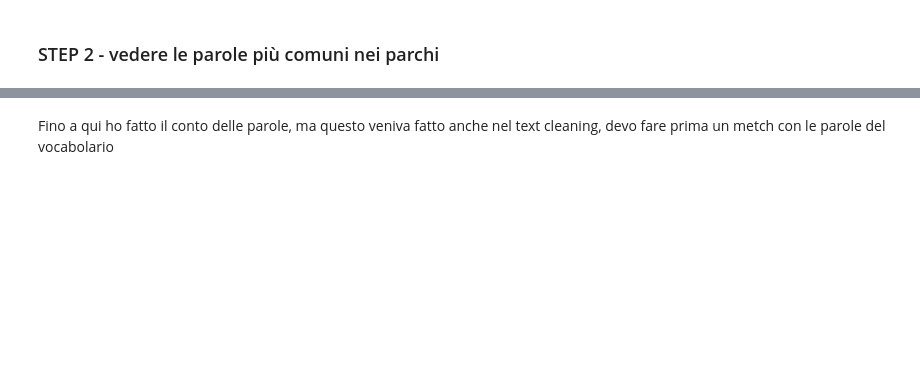
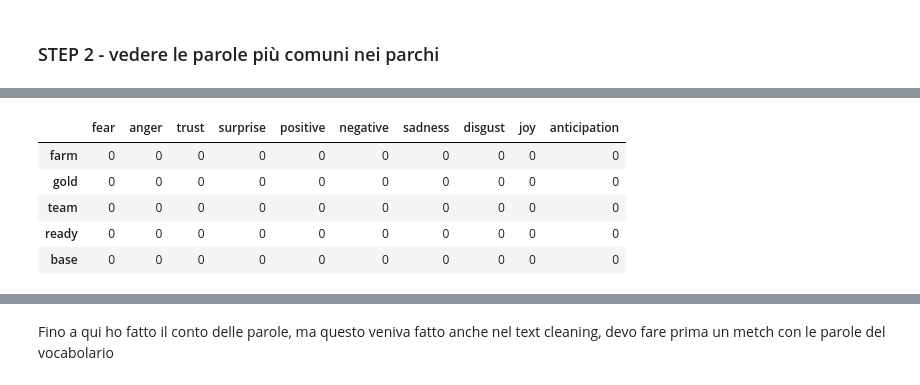
Before and after one commit to federicamontana/GoGreenRoutes, a Jupyter notebook: notebook/NRCLex_Sentiment_2.ipynb, the cells around one changed output, grey strips where cells are left out. Cells and saved outputs as stored; diff of their text form; code cells hidden in the pictures; blank space fills up the shorter version.

```diff
--- a/notebook/NRCLex_Sentiment_2.ipynb
+++ b/notebook/NRCLex_Sentiment_2.ipynb
@@ -55,2 +40,14 @@ df.head(10)
 10 rows × 718 columns
+# %%
+df2 = pd.DataFrame(
+                  index=pd.Index(k),
+                  columns=pd.Index(label)).fillna(0)
+df2.head()
+# %% [output]
+|  | fear | anger | trust | surprise | positive | negative | sadness | disgust | joy | anticipation |
+| farm | 0 | 0 | 0 | 0 | 0 | 0 | 0 | 0 | 0 | 0 |
+| gold | 0 | 0 | 0 | 0 | 0 | 0 | 0 | 0 | 0 | 0 |
+| team | 0 | 0 | 0 | 0 | 0 | 0 | 0 | 0 | 0 | 0 |
+| ready | 0 | 0 | 0 | 0 | 0 | 0 | 0 | 0 | 0 | 0 |
+| base | 0 | 0 | 0 | 0 | 0 | 0 | 0 | 0 | 0 | 0 |
 # %%
```
Also changed, not shown: parts of 11 cells of this notebook, 1 other file.
